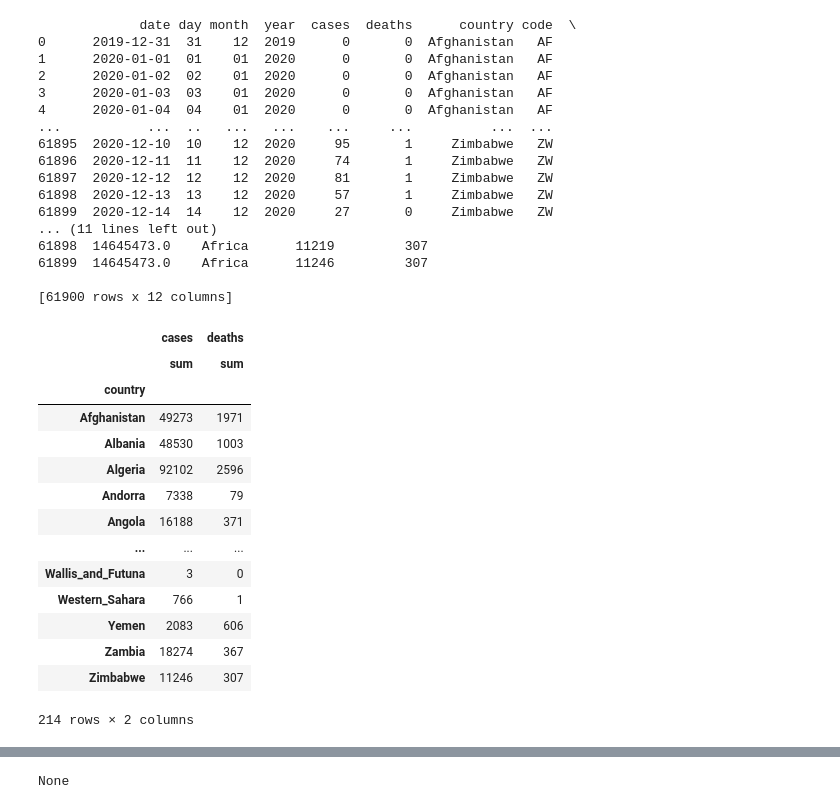
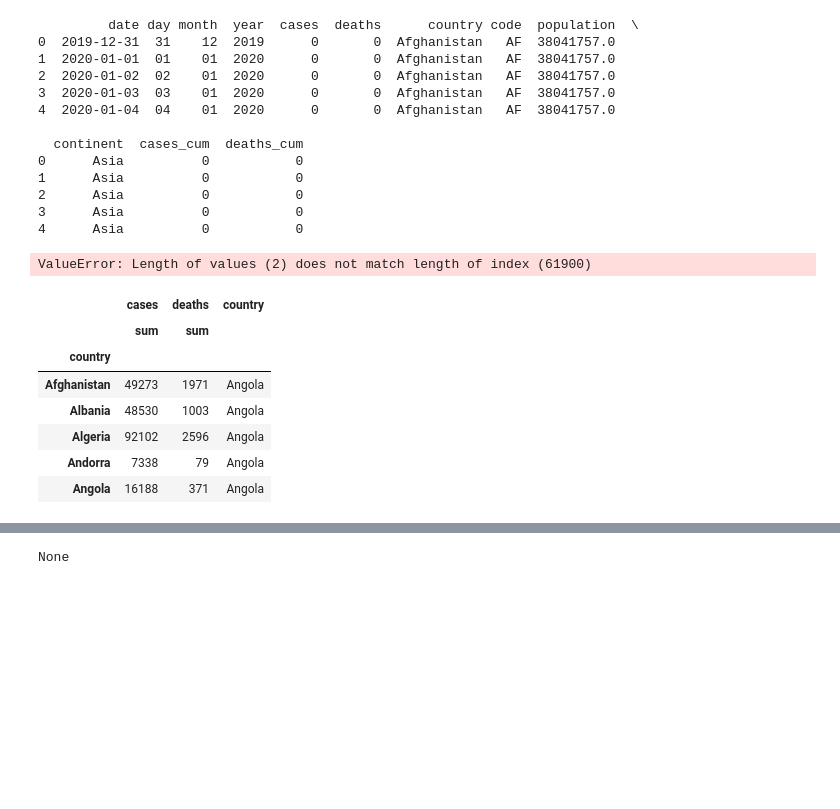
Before and after one commit to namith1003/COVID-Tracker, a Jupyter notebook: data_set/covidapi.ipynb, the cells around one changed output, grey strips where cells are left out. Cells and saved outputs as stored; diff of their text form; code cells hidden in the pictures; blank space fills up the shorter version.

```diff
--- a/data_set/covidapi.ipynb
+++ b/data_set/covidapi.ipynb
@@ -11,40 +11,23 @@ response = requests.post(url=URL, data=json.dumps(payload)) #dumps convert pytho
 # Convert to data frame
 df = pd.DataFrame.from_dict(json.loads(response.text)) #loads used to parse a valid JSON string and convert it into a Python Dictionary.
 print(df.head())
-
-group = {'cases': ['sum'], 'deaths': ['sum']}
-df = df.groupby(['country']).agg(group)
-df
 # %% [output]
-             date day month  year  cases  deaths      country code  \
-0      2019-12-31  31    12  2019      0       0  Afghanistan   AF
-1      2020-01-01  01    01  2020      0       0  Afghanistan   AF
-2      2020-01-02  02    01  2020      0       0  Afghanistan   AF
-3      2020-01-03  03    01  2020      0       0  Afghanistan   AF
-4      2020-01-04  04    01  2020      0       0  Afghanistan   AF
-...           ...  ..   ...   ...    ...     ...          ...  ...
-61895  2020-12-10  10    12  2020     95       1     Zimbabwe   ZW
-61896  2020-12-11  11    12  2020     74       1     Zimbabwe   ZW
-61897  2020-12-12  12    12  2020     81       1     Zimbabwe   ZW
-61898  2020-12-13  13    12  2020     57       1     Zimbabwe   ZW
-61899  2020-12-14  14    12  2020     27       0     Zimbabwe   ZW
-... (11 lines left out)
-61898  14645473.0    Africa      11219         307
-61899  14645473.0    Africa      11246         307
+         date day month  year  cases  deaths      country code  population  \
+0  2019-12-31  31    12  2019      0       0  Afghanistan   AF  38041757.0
+1  2020-01-01  01    01  2020      0       0  Afghanistan   AF  38041757.0
+2  2020-01-02  02    01  2020      0       0  Afghanistan   AF  38041757.0
+3  2020-01-03  03    01  2020      0       0  Afghanistan   AF  38041757.0
+4  2020-01-04  04    01  2020      0       0  Afghanistan   AF  38041757.0
 
-[61900 rows x 12 columns]
+  continent  cases_cum  deaths_cum
+0      Asia          0           0
+1      Asia          0           0
+2      Asia          0           0
+3      Asia          0           0
+4      Asia          0           0
-|  | cases | deaths |
-|  | sum | sum |
-| country |  |  |
-| Afghanistan | 49273 | 1971 |
-| Albania | 48530 | 1003 |
-| Algeria | 92102 | 2596 |
-| Andorra | 7338 | 79 |
-| Angola | 16188 | 371 |
-| ... | ... | ... |
-| Wallis_and_Futuna | 3 | 0 |
-| Western_Sahara | 766 | 1 |
-| Yemen | 2083 | 606 |
-| Zambia | 18274 | 367 |
-| Zimbabwe | 11246 | 307 |
-214 rows × 2 columns
+# %%
+#
+df['country']=['Afganistan','Angolia']
+df.head()
+# %% [output]
+ValueError: Length of values (2) does not match length of index (61900)
@@ -51,3 +39,15 @@ df
+# %%
+df['country']='Angola'
+df.head()
+# %% [output]
+|  | cases | deaths | country |
+|  | sum | sum |  |
+| country |  |  |  |
+| Afghanistan | 49273 | 1971 | Angola |
+| Albania | 48530 | 1003 | Angola |
+| Algeria | 92102 | 2596 | Angola |
+| Andorra | 7338 | 79 | Angola |
+| Angola | 16188 | 371 | Angola |
 # %%
 df.keys
 # %% [output]
```
Also changed, not shown: parts of 5 cells of this notebook.
